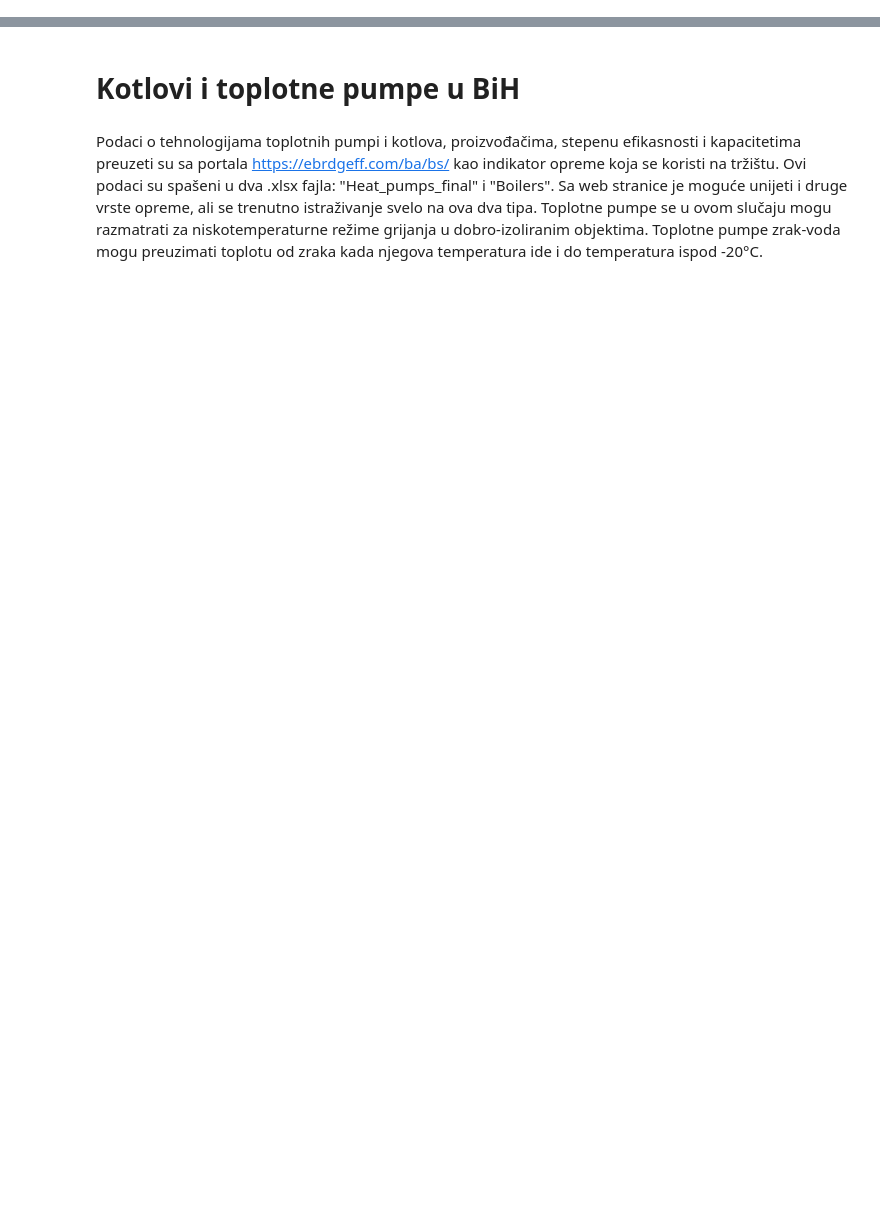
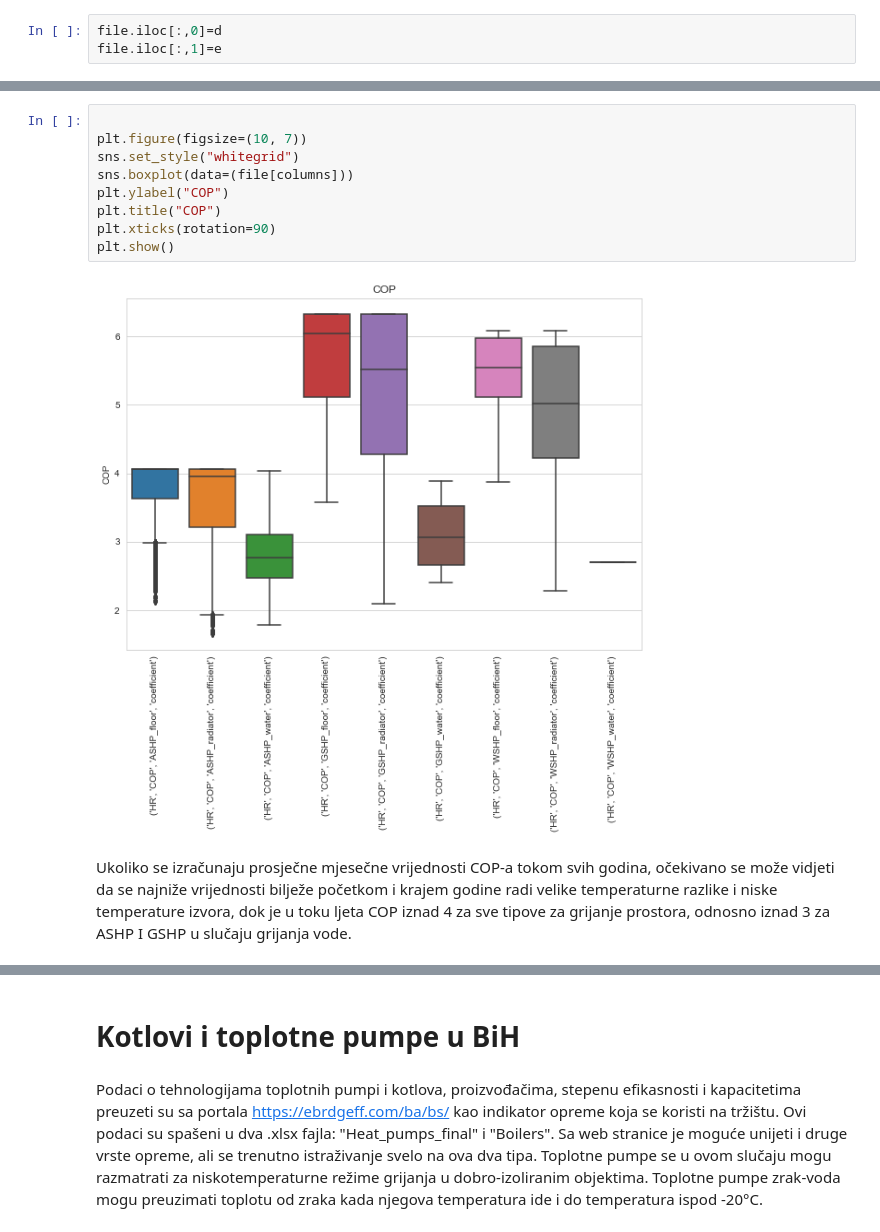
Before and after one commit to ehlimana/Electricity-analysis, a Jupyter notebook: Boilers_Heat_pumps.ipynb, the cells around one changed output, grey strips where cells are left out. Cells and saved outputs as stored; diff of their text form; blank space fills up the shorter version.

```diff
--- a/Boilers_Heat_pumps.ipynb
+++ b/Boilers_Heat_pumps.ipynb
@@ -0,0 +95,3 @@
+# %%
+file.iloc[:,0]=d
+file.iloc[:,1]=e
@@ -0,0 +180,13 @@
+# %%
+
+plt.figure(figsize=(10, 7))
+sns.set_style("whitegrid")
+sns.boxplot(data=(file[columns]))
+plt.ylabel("COP")
+plt.title("COP")
+plt.xticks(rotation=90)
+plt.show()
+# %% [output]
+[figure, added]
+# %% [markdown]
+Ukoliko se izračunaju prosječne mjesečne vrijednosti COP-a tokom svih godina, očekivano se može vidjeti da se najniže vrijednosti bilježe početkom i krajem godine radi velike temperaturne razlike i niske temperature izvora, dok je u toku ljeta COP iznad 4 za sve tipove za grijanje prostora, odnosno iznad 3 za ASHP I GSHP u slučaju grijanja vode.
```
Also changed, not shown: parts of 58 cells of this notebook.
